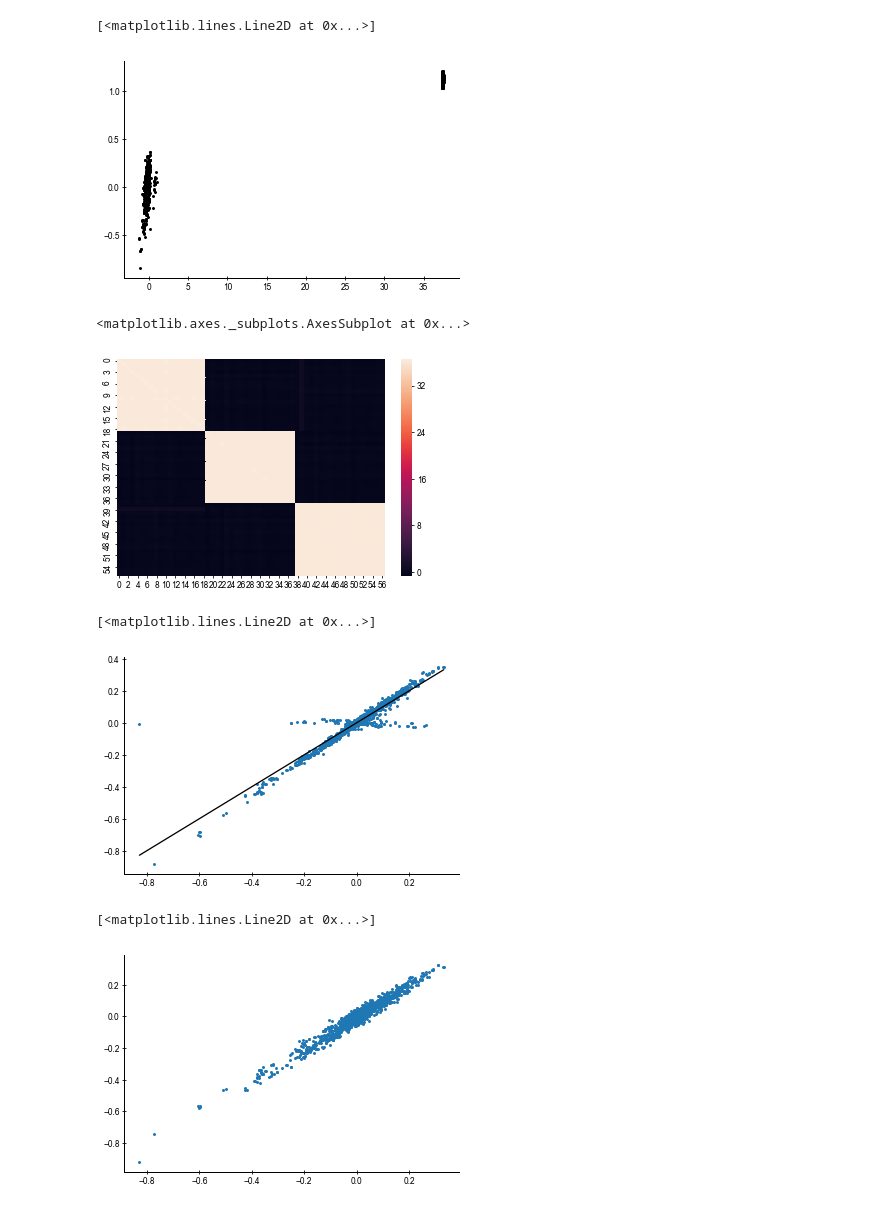
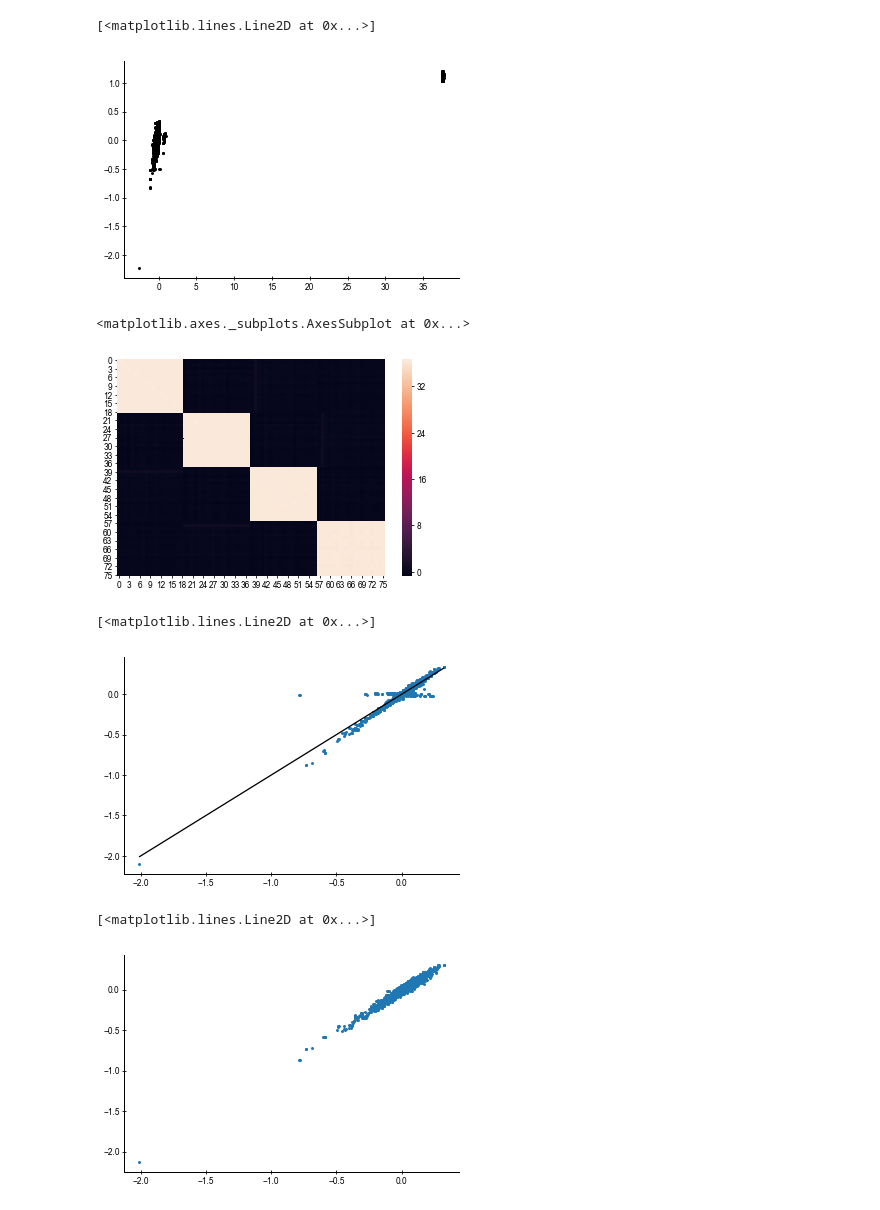
Before and after one commit to andim/peptidome, a Jupyter notebook: code/maxent/mfmaxent.ipynb, the cells around one changed output. Saved outputs shown, nothing was run; the diff lists cells and outputs as text; code cells hidden in the pictures.

```diff
--- a/code/maxent/mfmaxent.ipynb
+++ b/code/maxent/mfmaxent.ipynb
@@ -19,7 +19,7 @@ sys.path.append('..')
 from lib import *
 from lib import maxent
 # %%
-k = 3
+k = 4
 q = len(aminoacids)
 # %%
 humanseqs = [s for s in fasta_iter(human, returnheader=False)]
@@ -53,0 +54,2 @@ sns.heatmap(cij, vmin=-0.1, vmax=0.1, cmap='PuOr')
+# %%
+invC = np.linalg.inv(cij)
@@ -69,2 +75,0 @@ np.diagonal(cij).min(), A.max()
-# %%
-invC = np.linalg.inv(D)
@@ -83,12 +83,12 @@ mask = ~np.eye(invC.shape[0],dtype=bool)
 plt.plot(invC[mask].flatten(), invCapprox[mask].flatten(), 'k.')
 # %% [output]
 [<matplotlib.lines.Line2D at 0x...>]
-[figure, old version]
+[figure, new version]
 # %%
 sns.heatmap(invC-invCapprox)
 # %% [output]
 <matplotlib.axes._subplots.AxesSubplot at 0x...>
-[figure, old version]
+[figure, new version]
 # %%
 def JijfrominvC(invC):
     Jij = evcouplings.couplings.reshape_invC_to_4d(invC, seqmat.shape[1], len(aminoacids))
@@ -102,15 +102,15 @@ x = np.linspace(min(Jij_zerogauge.flatten()), max(Jij_zerogauge.flatten()))
 plt.plot(x, x, 'k')
 # %% [output]
 [<matplotlib.lines.Line2D at 0x...>]
-[figure, old version]
+[figure, new version]
 # %%
 rhoij = np.zeros(fij.shape)
 for i in range(k):
     for j in range(k):
         rhoij[i, j] = fij[i, j]/np.outer(fi[i], fi[j]) - 1.0
-#mask = np.abs(Jij_zerogauge) > 1e-5
+mask = np.abs(Jij_zerogauge) > 1e-5
 plt.plot(Jij_zerogauge[mask].flatten(), -rhoij[mask].flatten(), '.')
 # %% [output]
 [<matplotlib.lines.Line2D at 0x...>]
-[figure, old version]
+[figure, new version]
 # %%
```
Also changed, not shown: parts of 24 cells of this notebook, 36 other files.
